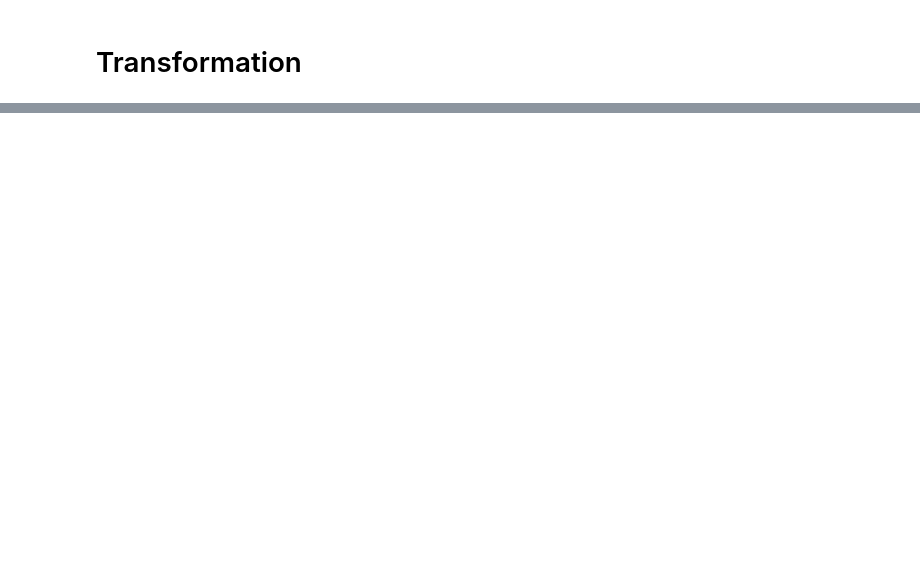
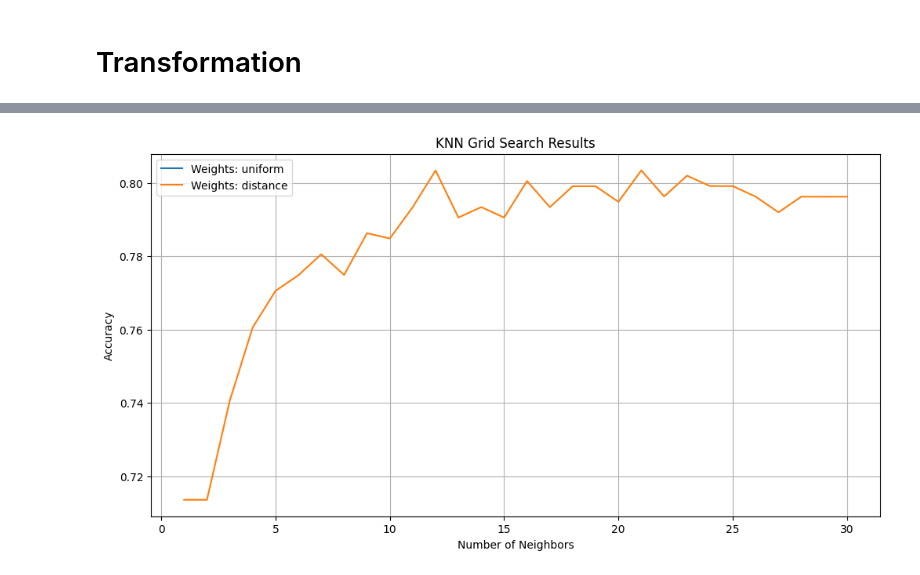
Before and after one commit to RedhaWassim/DataMining-project, a Jupyter notebook: notebook/Models.ipynb, the cells around one changed output, grey strips where cells are left out. Cells and saved outputs as stored; diff of their text form; code cells hidden in the pictures; blank space fills up the shorter version.

Commit message:
models

```diff
--- a/notebook/Models.ipynb
+++ b/notebook/Models.ipynb
@@ -82,2 +46,4 @@ memory usage: 96.2 KB
+# %%
+test_df.drop('OM',axis=1,inplace=True)
 # %% [markdown]
 # Transformation
@@ -217,0 +295,41 @@ result2=  model_trainer.init_training(train_data=train_df,
+# %%
+import numpy as np
+from sklearn.model_selection import GridSearchCV
+from sklearn.neighbors import KNeighborsClassifier
+from sklearn.model_selection import train_test_split
+from sklearn.preprocessing import StandardScaler
+from sklearn.datasets import load_iris
+import matplotlib.pyplot as plt
+
+X=train_df.drop('Fertility',axis=1)
+y=train_df['Fertility']
+
+X_test=test_df.drop('Fertility',axis=1)
+y_test=test_df['Fertility']
+#KNN Classifier
+knn = KNeighborsClassifier()
+
+# Parameters grid
+param_grid = {'n_neighbors': range(1, 31), 'weights': ['distance']}
+
+# GridSearchCV
+grid_search = GridSearchCV(knn, param_grid, cv=5)
+grid_search.fit(X, y)
+
+# Extracting results
+results = pd.DataFrame(grid_search.cv_results_)
+
+# Plotting
+plt.figure(figsize=(12, 6))
+for weight in ['uniform', 'distance']:
+    subset = results[results['param_weights'] == weight]
+    plt.plot(subset['param_n_neighbors'], subset['mean_test_score'], label=f'Weights: {weight}')
+
+plt.xlabel('Number of Neighbors')
+plt.ylabel('Accuracy')
+plt.title('KNN Grid Search Results')
+plt.legend()
+plt.grid(True)
+plt.show()
+# %% [output]
+[figure, added]
```
Also changed, not shown: parts of 44 cells of this notebook, 1 other file.
